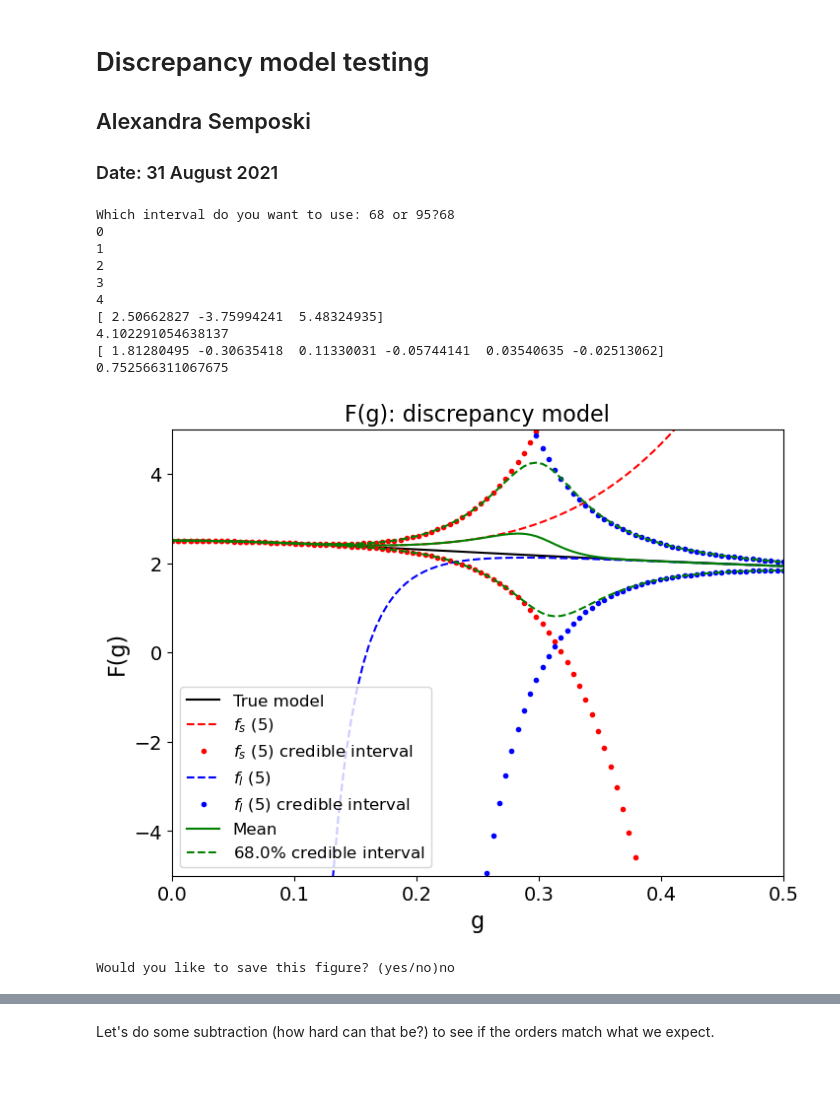
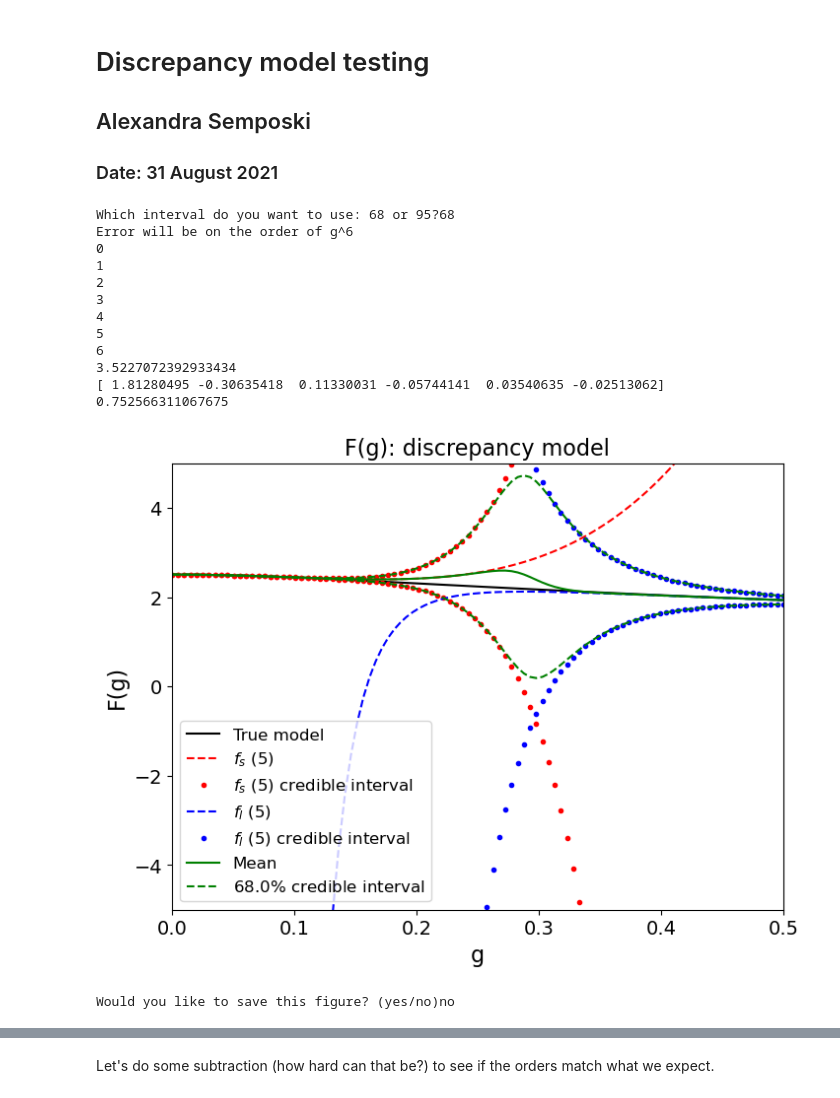
Before and after one commit to asemposki/SAMBA, a Jupyter notebook: Discrepancy_testing.ipynb, the cells around one changed output, grey strips where cells are left out. Drawn from its saved outputs; the diff is of its cells as text; code cells hidden in the pictures.

```diff
--- a/Discrepancy_testing.ipynb
+++ b/Discrepancy_testing.ipynb
@@ -29,18 +29,20 @@ g = np.linspace(1e-6, 0.5, 100)
 low = np.array([5])
 high = np.array([5])
 # %%
-dist = new.fdagger(g, low, high, plot_fdagger=True, next_order=False, validation=False)
+dist = new.fdagger(g, np.array([5]), np.array([5]), plot_fdagger=True, next_order=False, validation=False)
 # %% [output]
 Which interval do you want to use: 68 or 95?68
+Error will be on the order of g^6
 0
 1
 2
 3
 4
-[ 2.50662827 -3.75994241  5.48324935]
-4.102291054638137
+5
+6
+3.5227072392933434
 [ 1.81280495 -0.30635418  0.11330031 -0.05744141  0.03540635 -0.02513062]
 0.752566311067675
-[figure, old version]
+[figure, new version]
 Would you like to save this figure? (yes/no)no
 # %%
```
Also changed, not shown: parts of 5 cells of this notebook, 1 other file.
